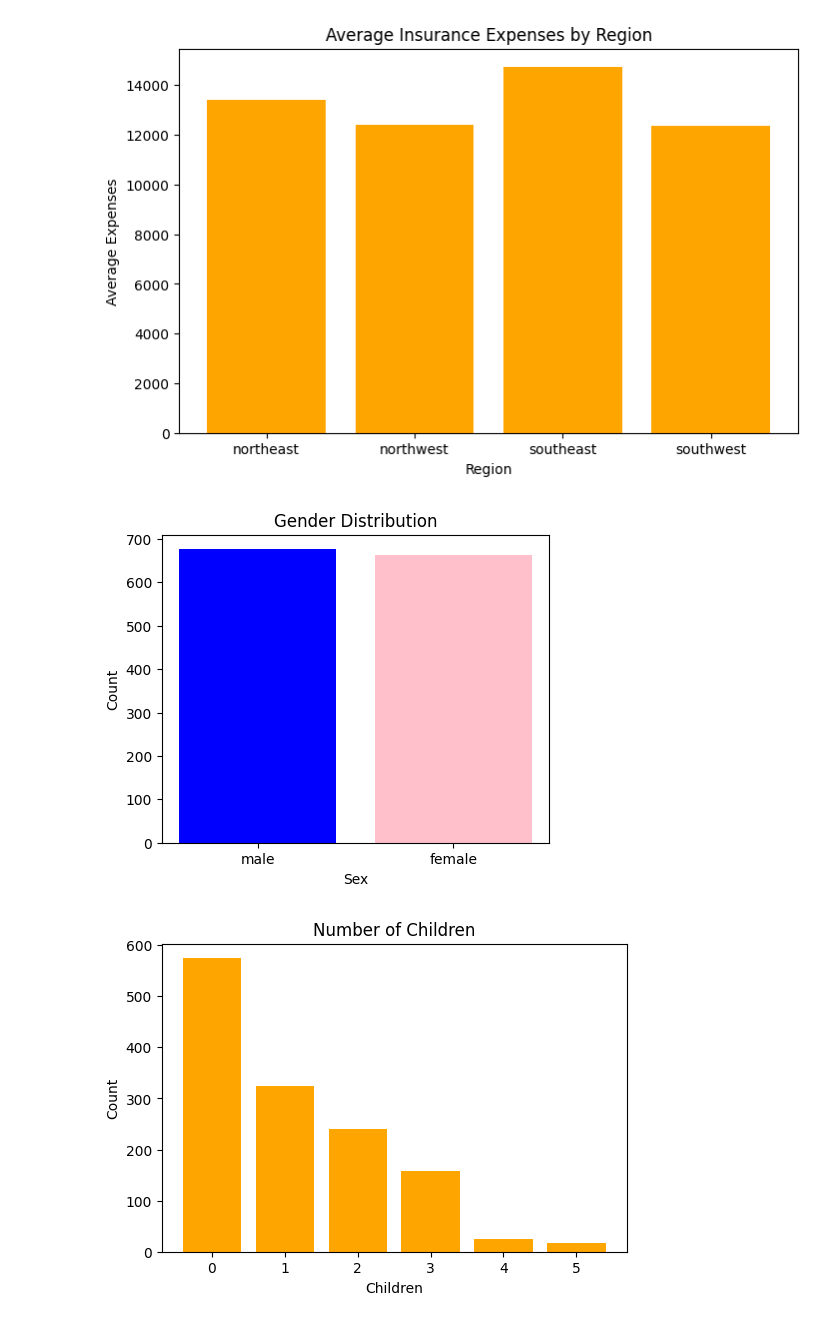
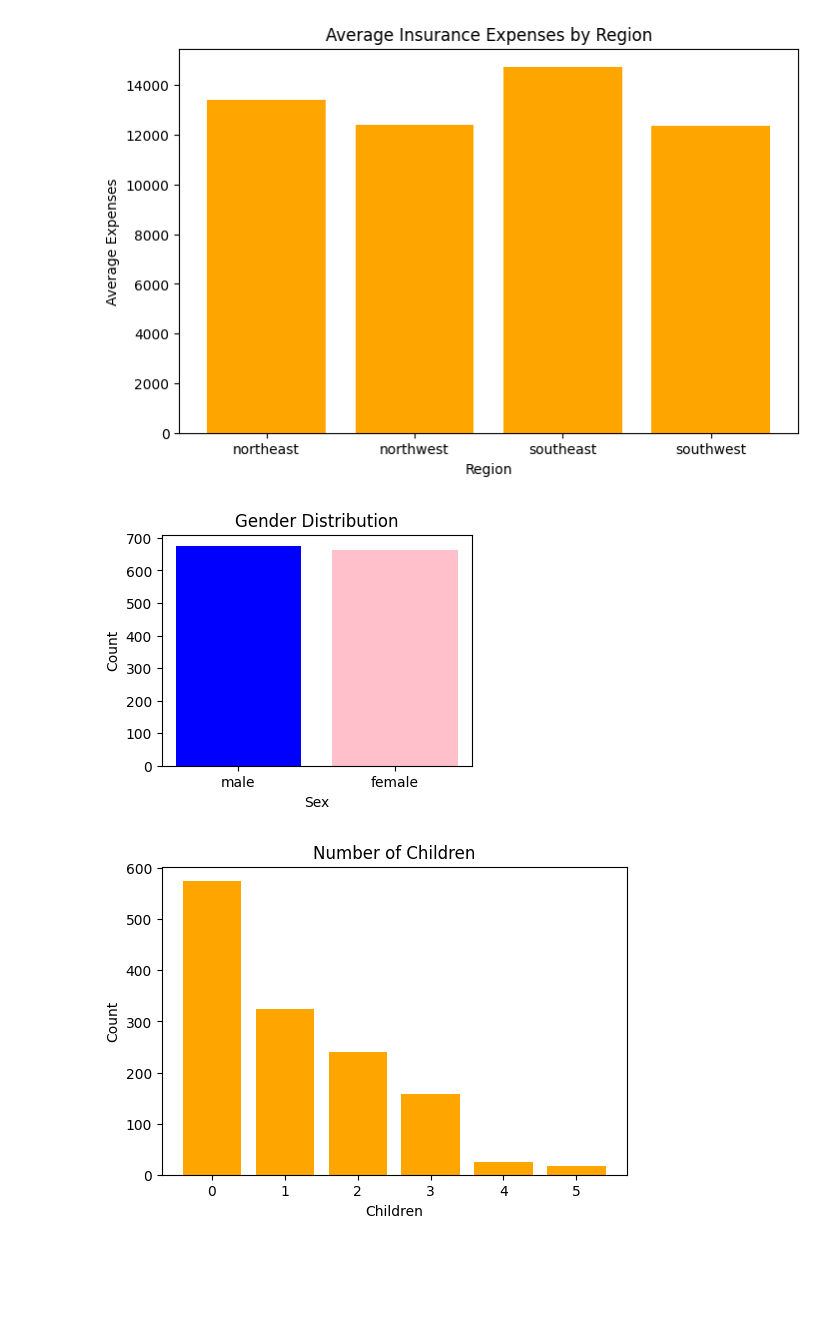
Before and after one commit to Janhavi4230/Insurance-Task, a Jupyter notebook: Insurance_Task.ipynb, the cells around one changed output. Drawn from its saved outputs; the diff is of its cells as text; code cells hidden in the pictures; blank space fills up the shorter version.

```diff
--- a/Insurance_Task.ipynb
+++ b/Insurance_Task.ipynb
@@ -373,13 +373,13 @@ plt.show()
 # %%
 gender = df['sex'].value_counts()
-plt.figure(figsize=(5,4))
+plt.figure(figsize=(4,3))
 plt.bar(gender.index, gender.values, color=['blue', 'pink'])
 plt.title("Gender Distribution")
 plt.xlabel("Sex")
 plt.ylabel("Count")
 plt.show()
 # %% [output]
-[figure, old version]
+[figure, new version]
 # %%
 # Children Count
 # %%
```
Also changed, not shown: parts of 9 cells of this notebook.
